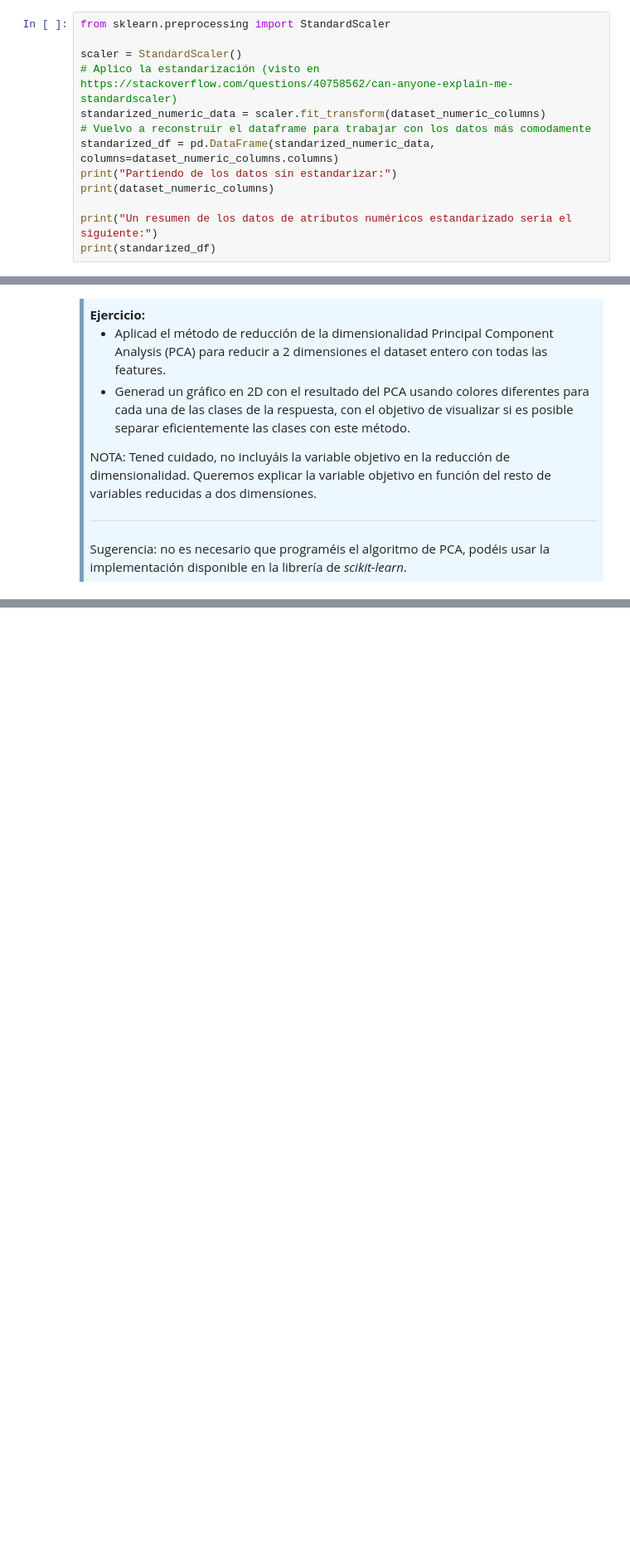
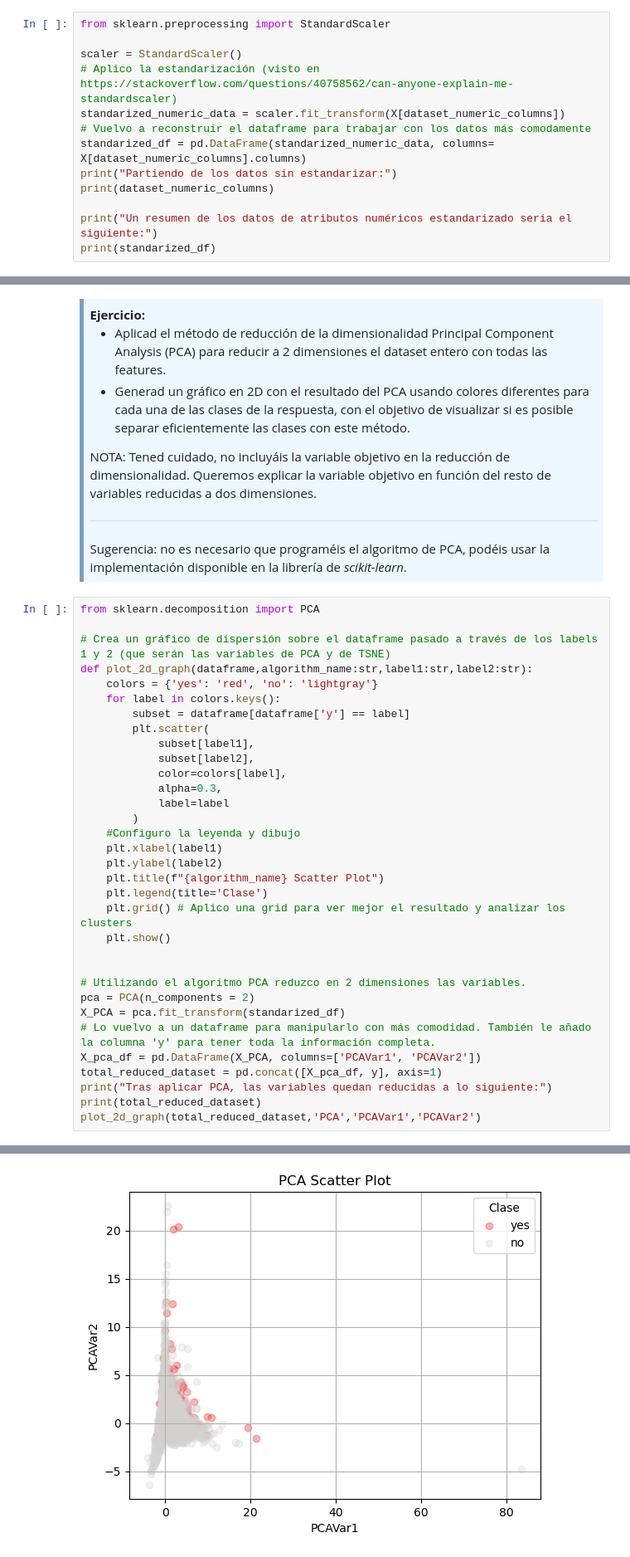
Before and after one commit to aloarte/aa_solutions, a Jupyter notebook: PEC1/M2.891_20241_PEC1-Enunciado-1.ipynb, the cells around one changed output, grey strips where cells are left out. Shown at 83% size. Cells and saved outputs as stored; diff of their text form; blank space fills up the shorter version.

```diff
--- a/PEC1/M2.891_20241_PEC1-Enunciado-1.ipynb
+++ b/PEC1/M2.891_20241_PEC1-Enunciado-1.ipynb
@@ -401,9 +401,9 @@ from sklearn.preprocessing import StandardScaler
 
 scaler = StandardScaler()
 # Aplico la estandarización (visto en https://stackoverflow.com/questions/40758562/can-anyone-explain-me-standardscaler)
-standarized_numeric_data = scaler.fit_transform(dataset_numeric_columns)
+standarized_numeric_data = scaler.fit_transform(X[dataset_numeric_columns])
 # Vuelvo a reconstruir el dataframe para trabajar con los datos más comodamente
-standarized_df = pd.DataFrame(standarized_numeric_data, columns=dataset_numeric_columns.columns)
+standarized_df = pd.DataFrame(standarized_numeric_data, columns= X[dataset_numeric_columns].columns)
 print("Partiendo de los datos sin estandarizar:")
 print(dataset_numeric_columns)
 
@@ -473,3 +473,37 @@ NOTA: Tened cuidado, no incluyáis la variable objetivo en la reducción de dime
 <hr>
 Sugerencia: no es necesario que programéis el algoritmo de PCA, podéis usar la implementación disponible en la librería de <i>scikit-learn</i>.<br>
 </div>
+# %%
+from sklearn.decomposition import PCA
+
+# Crea un gráfico de dispersión sobre el dataframe pasado a través de los labels 1 y 2 (que serán las variables de PCA y de TSNE)
+def plot_2d_graph(dataframe,algorithm_name:str,label1:str,label2:str):
+    colors = {'yes': 'red', 'no': 'lightgray'}
+    for label in colors.keys():
+        subset = dataframe[dataframe['y'] == label]
+        plt.scatter(
+            subset[label1],
+            subset[label2],
+            color=colors[label],
+            alpha=0.3,
+            label=label
+        )
+    #Configuro la leyenda y dibujo
+    plt.xlabel(label1)
+    plt.ylabel(label2)
+    plt.title(f"{algorithm_name} Scatter Plot")
+    plt.legend(title='Clase')
+    plt.grid() # Aplico una grid para ver mejor el resultado y analizar los clusters
+    plt.show()
+
+
+# Utilizando el algoritmo PCA reduzco en 2 dimensiones las variables.
+pca = PCA(n_components = 2)
+X_PCA = pca.fit_transform(standarized_df)
+# Lo vuelvo a un dataframe para manipularlo con más comodidad. También le añado la columna 'y' para tener toda la información completa.
+X_pca_df = pd.DataFrame(X_PCA, columns=['PCAVar1', 'PCAVar2'])
+total_reduced_dataset = pd.concat([X_pca_df, y], axis=1)
+print("Tras aplicar PCA, las variables quedan reducidas a lo siguiente:")
+print(total_reduced_dataset)
+plot_2d_graph(total_reduced_dataset,'PCA','PCAVar1','PCAVar2')
+# %% [output]
@@ -476,3 +524,4 @@ Sugerencia: no es necesario que programéis el algoritmo de PCA, podéis usar la
+[figure, added]
 # %% [markdown]
 <div style="background-color: #EDF7FF; border-color: #7C9DBF; border-left: 5px solid #7C9DBF; padding: 0.5em;">
 <strong>Ejercicio:</strong><br>
```
Also changed, not shown: parts of 7 cells of this notebook.
